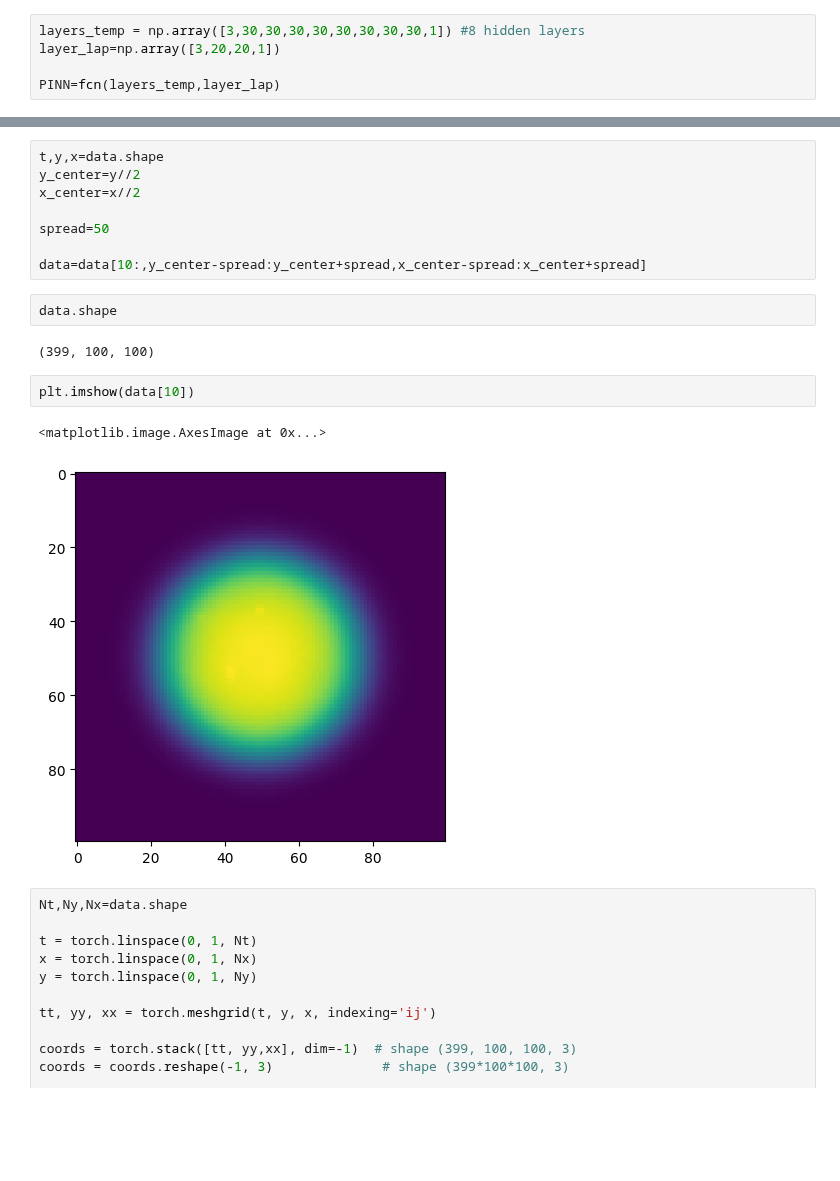
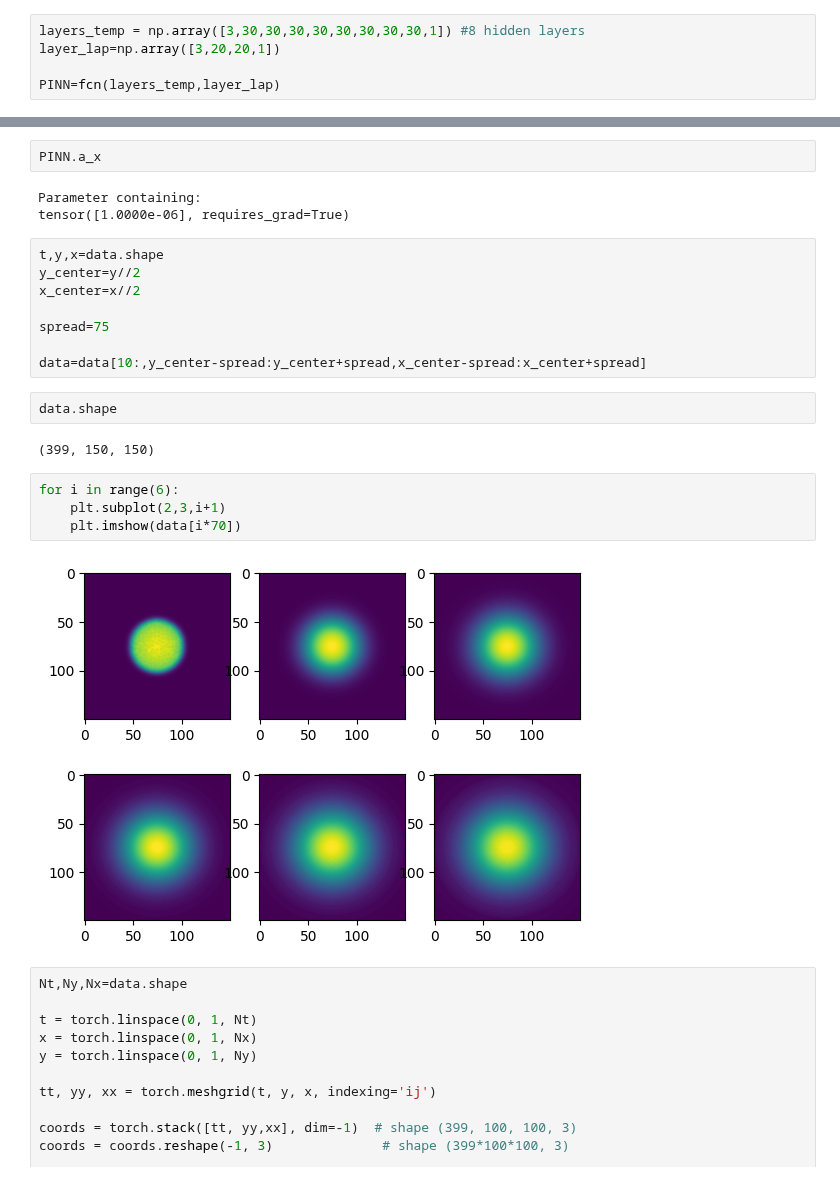
Before and after one commit to konrad-jaworski/Anisotropic_diffusivity_2, a Jupyter notebook: model_notebook.ipynb, the cells around one changed output, grey strips where cells are left out. Saved outputs shown, nothing was run; the diff lists cells and outputs as text; blank space fills up the shorter version.

```diff
--- a/model_notebook.ipynb
+++ b/model_notebook.ipynb
@@ -36,23 +37,29 @@ fcn(
     (2): Linear(in_features=20, out_features=1, bias=True)
   )
 )
+# %%
+PINN.a_x
+# %% [output]
+Parameter containing:
+tensor([1.0000e-06], requires_grad=True)
 # %%
 t,y,x=data.shape
 y_center=y//2
 x_center=x//2
 
-spread=50
+spread=75
 
 data=data[10:,y_center-spread:y_center+spread,x_center-spread:x_center+spread]
 # %%
 data.shape
 # %% [output]
-(399, 100, 100)
+(399, 150, 150)
 # %%
-plt.imshow(data[10])
+for i in range(6):
+    plt.subplot(2,3,i+1)
+    plt.imshow(data[i*70])
 # %% [output]
-<matplotlib.image.AxesImage at 0x...>
-[figure, old version]
+[figure, new version]
 # %%
 Nt,Ny,Nx=data.shape
 
```
Also changed, not shown: parts of 19 cells of this notebook, 2 other files.
